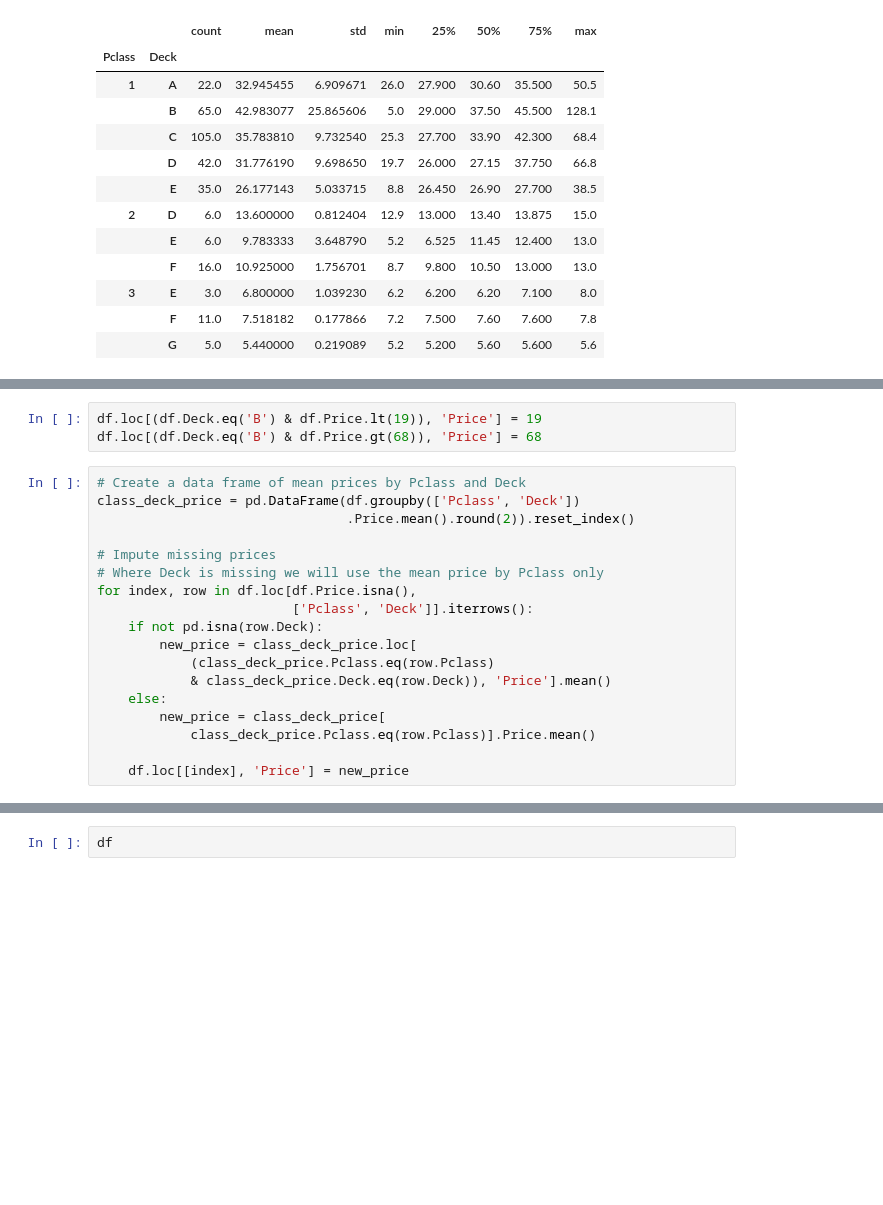
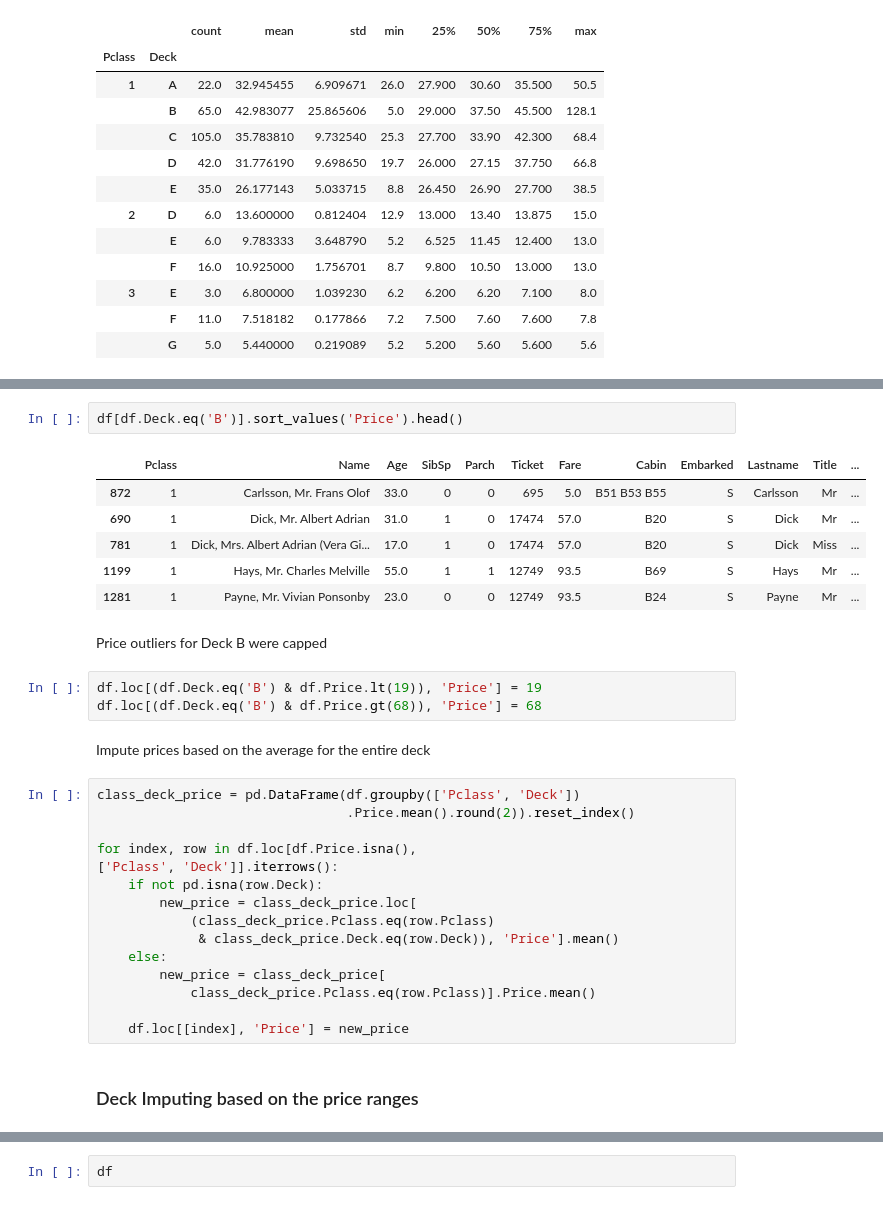
Before and after one commit to denislesha28/kaggle-titanic-challenge, a Jupyter notebook: predict_survival_v2.ipynb, the cells around one changed output, grey strips where cells are left out. Saved outputs shown, nothing was run; the diff lists cells and outputs as text; blank space fills up the shorter version.

```diff
--- a/predict_survival_v2.ipynb
+++ b/predict_survival_v2.ipynb
@@ -231,24 +249,36 @@ df.groupby(['Pclass', 'Deck']).Price.describe()
+# %%
+df[df.Deck.eq('B')].sort_values('Price').head()
+# %% [output]
+|  | Pclass | Name | Age | SibSp | Parch | Ticket | Fare | Cabin | Embarked | Lastname | Title | ... |
+| 872 | 1 | Carlsson, Mr. Frans Olof | 33.0 | 0 | 0 | 695 | 5.0 | B51 B53 B55 | S | Carlsson | Mr | ... |
+| 690 | 1 | Dick, Mr. Albert Adrian | 31.0 | 1 | 0 | 17474 | 57.0 | B20 | S | Dick | Mr | ... |
+| 781 | 1 | Dick, Mrs. Albert Adrian (Vera Gi... | 17.0 | 1 | 0 | 17474 | 57.0 | B20 | S | Dick | Miss | ... |
+| 1199 | 1 | Hays, Mr. Charles Melville | 55.0 | 1 | 1 | 12749 | 93.5 | B69 | S | Hays | Mr | ... |
+| 1281 | 1 | Payne, Mr. Vivian Ponsonby | 23.0 | 0 | 0 | 12749 | 93.5 | B24 | S | Payne | Mr | ... |
+# %% [markdown]
+Price outliers for Deck B were capped
 # %%
 df.loc[(df.Deck.eq('B') & df.Price.lt(19)), 'Price'] = 19
 df.loc[(df.Deck.eq('B') & df.Price.gt(68)), 'Price'] = 68
+# %% [markdown]
+Impute prices based on the average for the entire deck
 # %%
-# Create a data frame of mean prices by Pclass and Deck
 class_deck_price = pd.DataFrame(df.groupby(['Pclass', 'Deck'])
                                 .Price.mean().round(2)).reset_index()
 
-# Impute missing prices
-# Where Deck is missing we will use the mean price by Pclass only
 for index, row in df.loc[df.Price.isna(),
-                         ['Pclass', 'Deck']].iterrows():
+['Pclass', 'Deck']].iterrows():
     if not pd.isna(row.Deck):
         new_price = class_deck_price.loc[
             (class_deck_price.Pclass.eq(row.Pclass)
-            & class_deck_price.Deck.eq(row.Deck)), 'Price'].mean()
+             & class_deck_price.Deck.eq(row.Deck)), 'Price'].mean()
     else:
         new_price = class_deck_price[
             class_deck_price.Pclass.eq(row.Pclass)].Price.mean()
 
     df.loc[[index], 'Price'] = new_price
+# %% [markdown]
+### Deck Imputing based on the price ranges
 # %%
 first_cl = {'A': [25, 30],
             'B': [35, 70],
```
Also changed, not shown: parts of 38 cells of this notebook, 1 other file.
